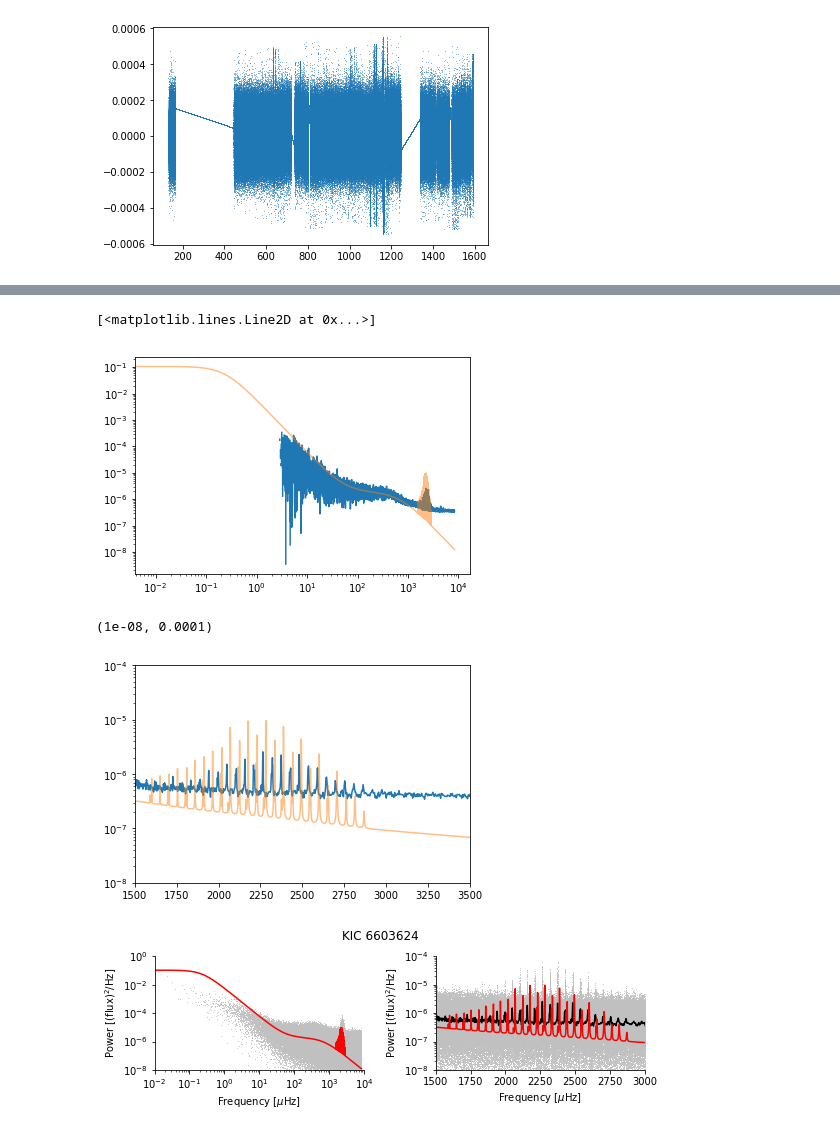
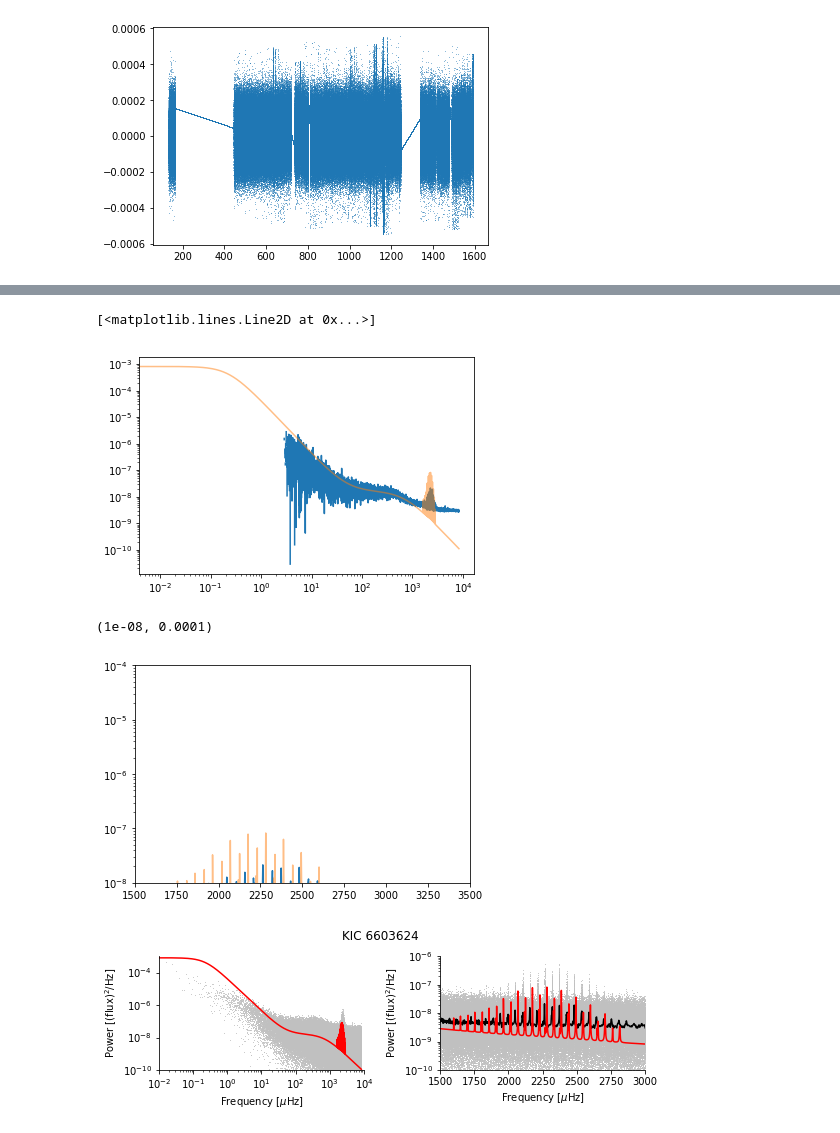
Before and after one commit to bmorris3/shocksgo, a Jupyter notebook: notebooks/validation_KIC6603624.ipynb, the cells around one changed output, grey strips where cells are left out. Cells and saved outputs as stored; diff of their text form; code cells hidden in the pictures.

```diff
--- a/notebooks/validation_KIC6603624.ipynb
+++ b/notebooks/validation_KIC6603624.ipynb
@@ -85,9 +85,13 @@ plt.plot(times, fluxes, ',', alpha=0.5)
 [<matplotlib.lines.Line2D at 0x...>]
 [figure]
 # %%
-from scipy.signal import periodogram
+# from scipy.signal import periodogram
 
-freqs, powers = periodogram(fluxes, fs=1/60)
+# freqs, powers = periodogram(fluxes, fs=1/60)
+# freqs *= 1e6
+
+from shocksgo import power_spectrum
+freqs, powers = power_spectrum(fluxes, d=60)
 freqs *= 1e6
 # %%
 from scipy.stats import binned_statistic
@@ -137,46 +141,46 @@ times, fluxes, kernel = generate_stellar_fluxes(duration=10*u.min, M=M, T_eff=T_
 
 plt.loglog(binned_freq, binned_power)
 
-plt.loglog(freqs, kernel.get_psd(2*np.pi*freqs*1e-6), alpha=0.5)
+plt.loglog(freqs, kernel.get_psd(2*np.pi*freqs*1e-6)/2/np.pi, alpha=0.5)
 # %% [output]
 [<matplotlib.lines.Line2D at 0x...>]
-[figure, old version]
+[figure, new version]
 # %%
 plt.semilogy(binned_freq, binned_power)
 
-plt.semilogy(freqs, kernel.get_psd(2*np.pi*freqs*1e-6), alpha=0.5)
+plt.semilogy(freqs, kernel.get_psd(2*np.pi*freqs*1e-6)/2/np.pi, alpha=0.5)
 plt.xlim([1500, 3500])
 plt.ylim([1e-8, 1e-4])
 # %% [output]
 (1e-08, 0.0001)
-[figure, old version]
+[figure, new version]
 # %%
-psd = kernel.get_psd(2*np.pi*freqs*1e-6)
+psd = kernel.get_psd(2*np.pi*freqs*1e-6)/2/np.pi
 
 fig, ax = plt.subplots(1, 2, figsize=(8, 2.5))
 # ax[0].loglog(binned_freq, binned_power)
 ax[0].loglog(freqs, powers, marker=',', lw=0, alpha=0.8, rasterized=True, color='silver')
 
 ax[0].loglog(freqs, psd, color='r')
 ax[0].set_xlim([1e-2, 1e4])
-ax[0].set_ylim([1e-8, 1e0])
+ax[0].set_ylim([1e-10, 1e-3])
 ax[0].set_xlabel('Frequency [$\mu$Hz]')
 ax[0].set_ylabel('Power [(flux)$^2$/Hz]')
 
 ax[1].semilogy(freqs, powers, marker=',', lw=0, alpha=0.8, rasterized=True, color='silver')
 ax[1].semilogy(binned_freq, binned_power, color='k')
 ax[1].semilogy(freqs, psd, color='r')
 ax[1].set_xlim([1500, 3000])
-ax[1].set_ylim([1e-8, 1e-4])
+ax[1].set_ylim([1e-10, 1e-6])
 ax[1].set_xlabel('Frequency [$\mu$Hz]')
 ax[1].set_ylabel('Power [(flux)$^2$/Hz]')
 
 for s in ['right', 'top']:
     for axis in ax:
         axis.spines[s].set_visible(False)
 
 fig.tight_layout()
 fig.suptitle('KIC 6603624', va='bottom')
 fig.savefig('paper_plots/kic660.pdf', bbox_inches='tight', dpi=300)
 # %% [output]
-[figure, old version]
+[figure, new version]
```
Also changed, not shown: parts of 3 cells of this notebook, 11 other files.
